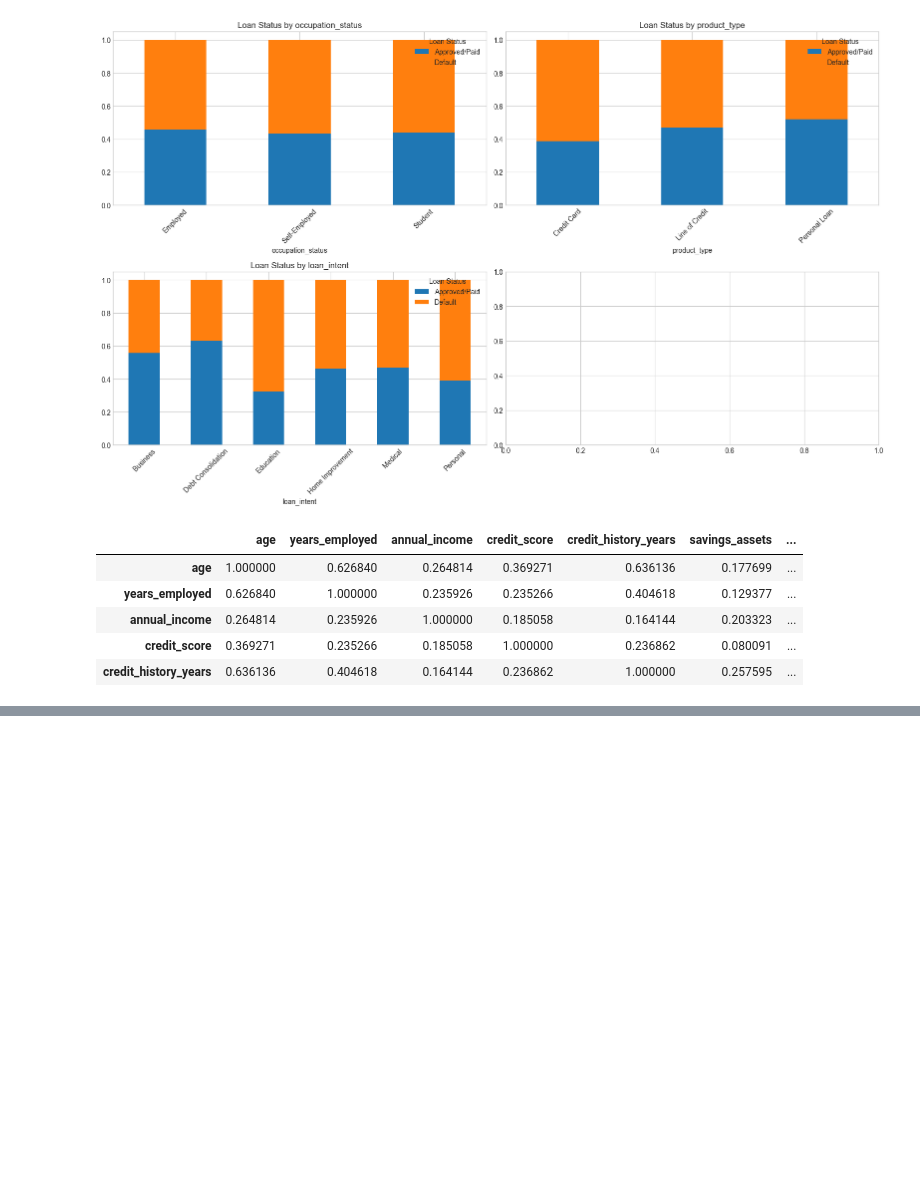
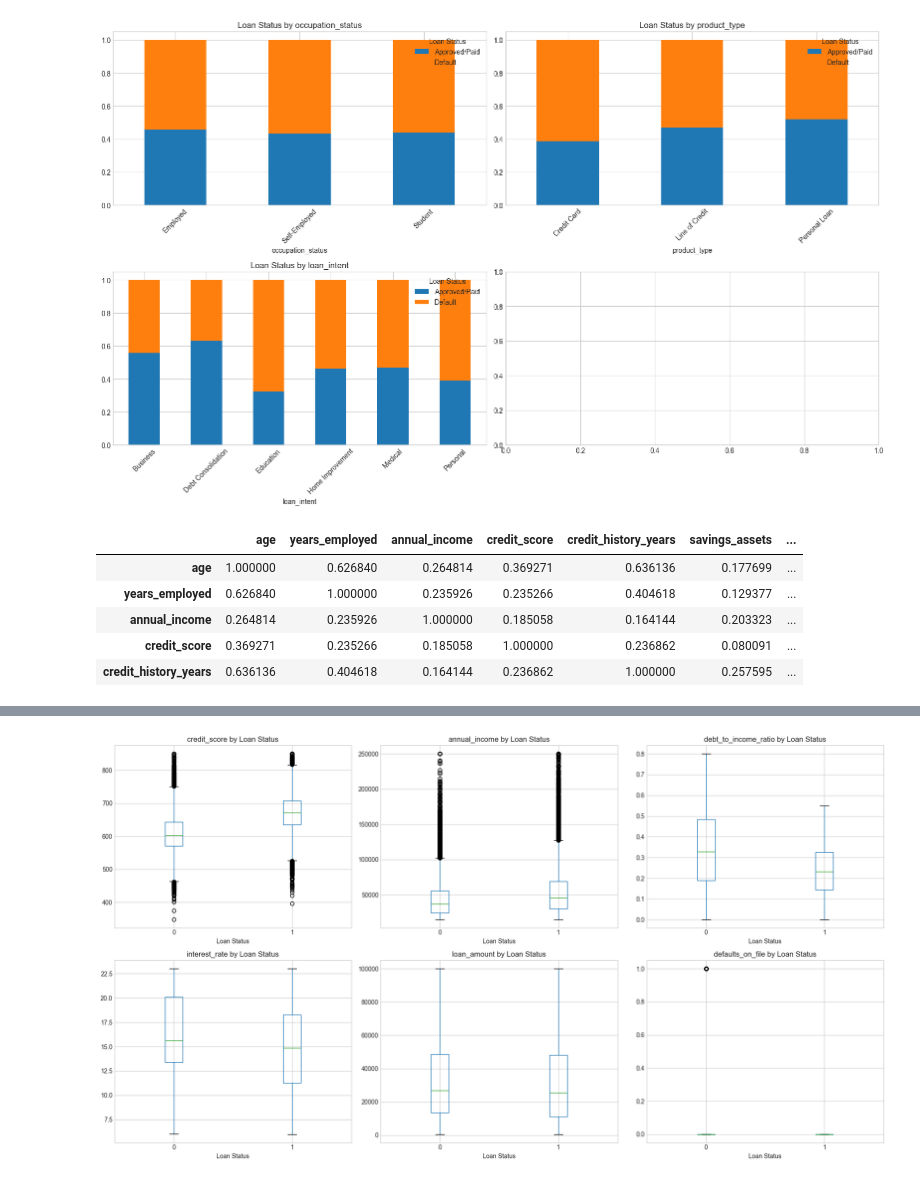
Before and after one commit to PearlisSad/CI-Realistic-Loan-Approval-Dataset, a Jupyter notebook: REALISTIC LOAN.ipynb, the cells around one changed output, grey strips where cells are left out. Drawn from its saved outputs; the diff is of its cells as text; code cells hidden in the pictures; blank space fills up the shorter version.

```diff
--- a/REALISTIC LOAN.ipynb
+++ b/REALISTIC LOAN.ipynb
@@ -292,0 +392,18 @@ TypeError: Series.corr() got an unexpected keyword argument 'numeric_only'
+# %%
+# Boxplots for key features by loan status
+key_features = ['credit_score', 'annual_income', 'debt_to_income_ratio',
+                'interest_rate', 'loan_amount', 'defaults_on_file']
+
+fig, axes = plt.subplots(2, 3, figsize=(18, 10))
+axes = axes.flatten()
+
+for i, col in enumerate(key_features):
+    Loan_df.boxplot(column=col, by='loan_status', ax=axes[i])
+    axes[i].set_title(f'{col} by Loan Status')
+    axes[i].set_xlabel('Loan Status')
+
+plt.suptitle('')
+plt.tight_layout()
+plt.show()
+# %% [output]
+[figure, added]
```
Also changed, not shown: parts of 14 cells of this notebook.
